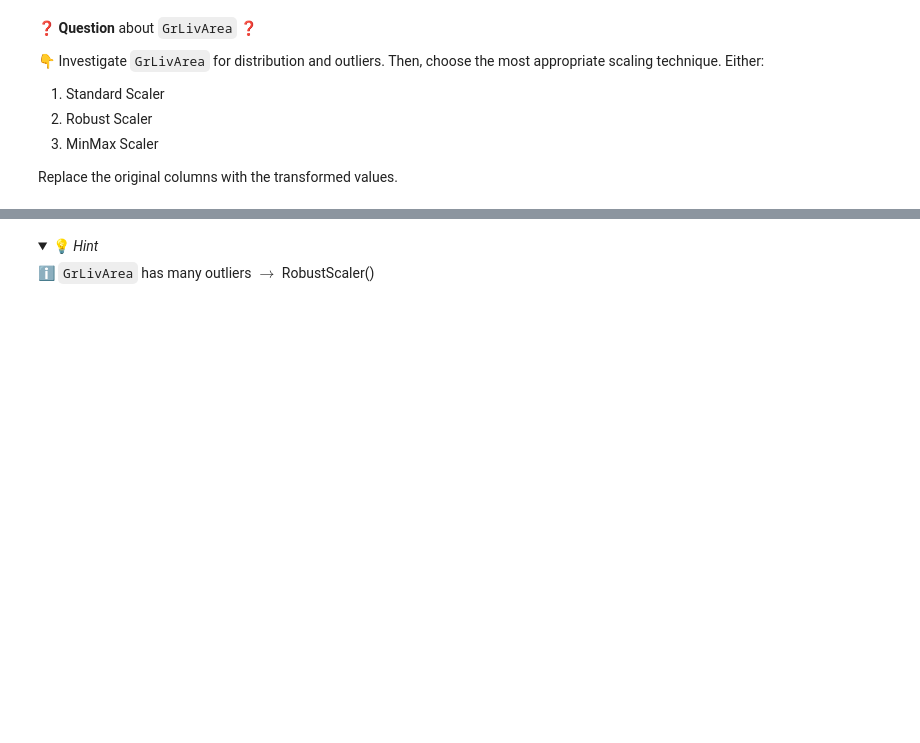
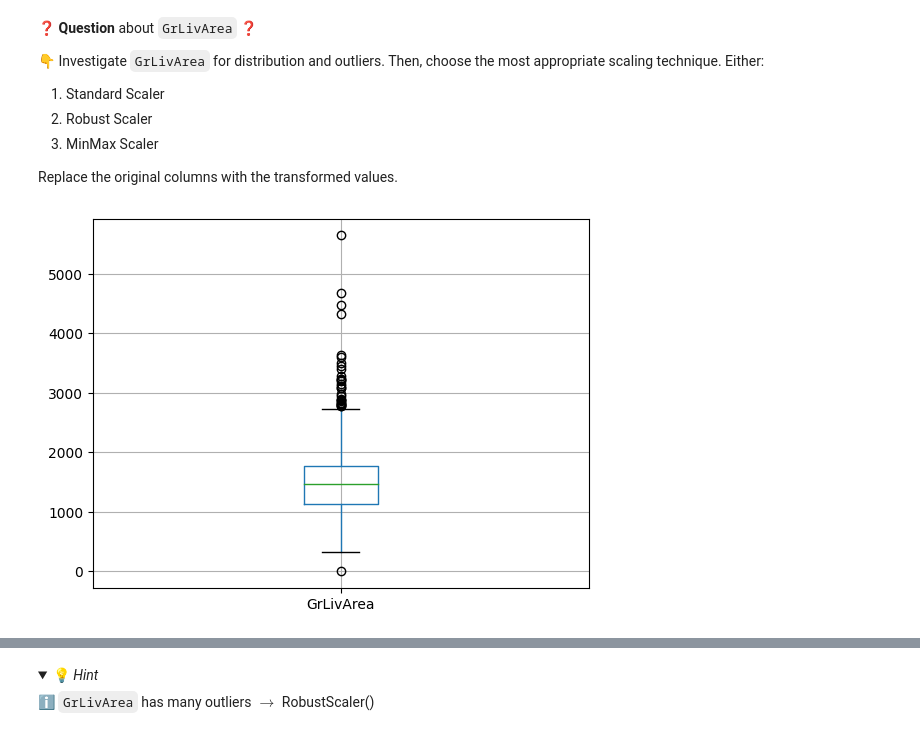
Before and after one commit to ParissaPeimaniyfard/data-preprocessing-workflow, a Jupyter notebook: Preprocessing-Workflow.ipynb, the cells around one changed output, grey strips where cells are left out. Cells and saved outputs as stored; diff of their text form; code cells hidden in the pictures; folded sections open; blank space fills up the shorter version.

```diff
--- a/Preprocessing-Workflow.ipynb
+++ b/Preprocessing-Workflow.ipynb
@@ -304,0 +357,5 @@ Replace the original columns with the transformed values.
+# %%
+minmax_scal= MinMaxScaler()
+minmax_scal.fit(data[['RoofSurface']])
+data[['RoofSurface']]= minmax_scal.transform(data[['RoofSurface']])
+data[['RoofSurface']]
@@ -324,0 +394,5 @@ Replace the original columns with the transformed values.
+# %%
+data[['GrLivArea']].boxplot();
+plt.show()
+# %% [output]
+[figure, added]
```
Also changed, not shown: parts of 45 cells of this notebook, 3 other files.
